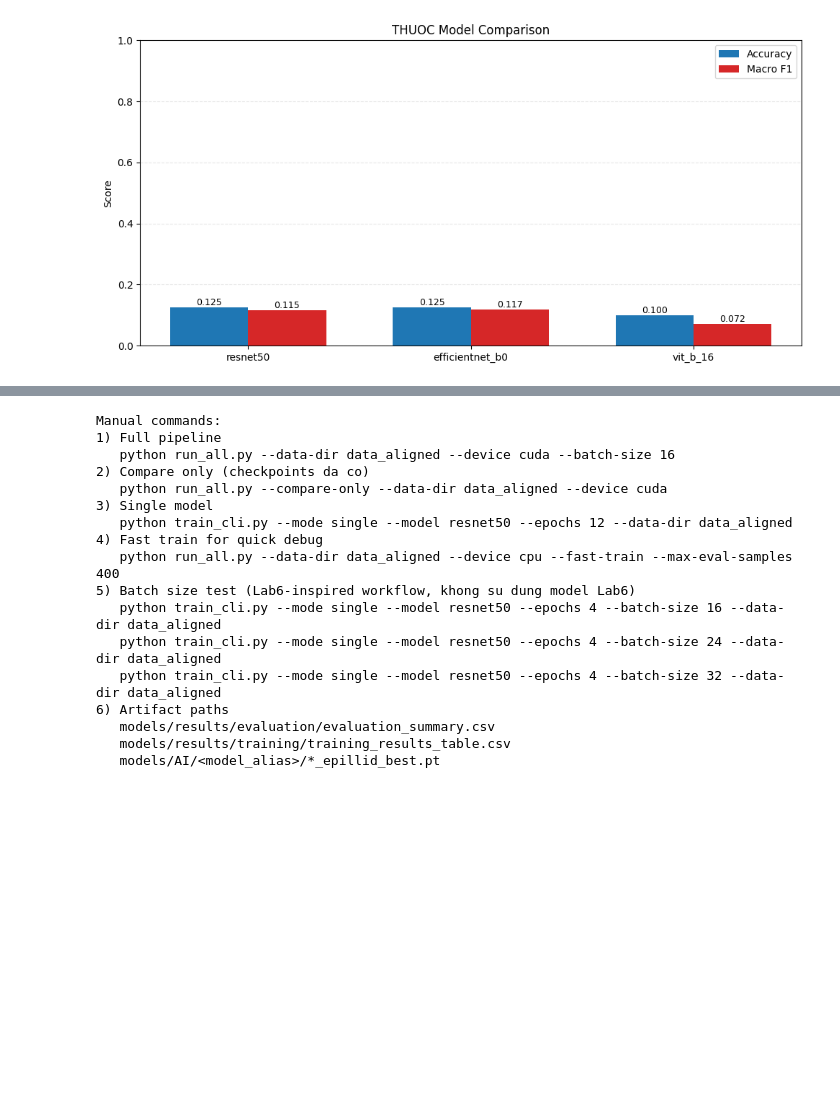
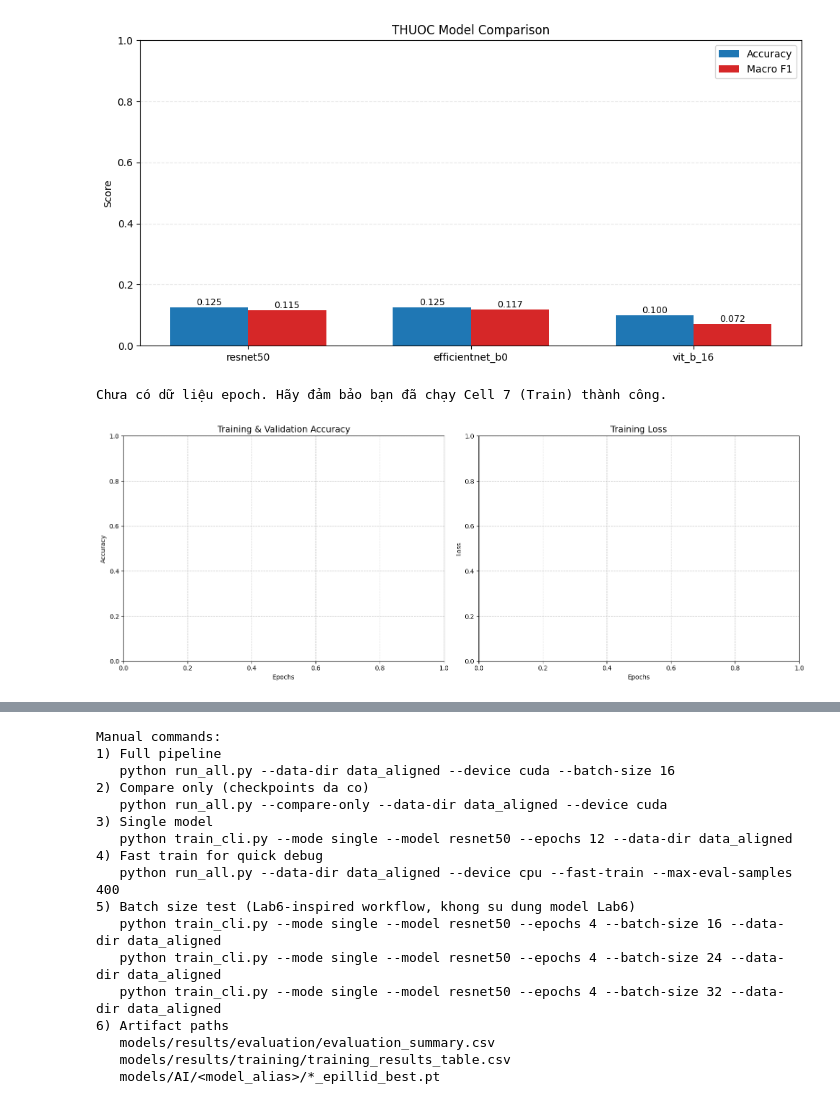
Before and after one commit to Khoidep-zai/BigData_Vaipe, a Jupyter notebook: THUOC_Colab_Train_Evaluate.ipynb, the cells around one changed output, grey strips where cells are left out. Cells and saved outputs as stored; diff of their text form; code cells hidden in the pictures; blank space fills up the shorter version.

```diff
--- a/THUOC_Colab_Train_Evaluate.ipynb
+++ b/THUOC_Colab_Train_Evaluate.ipynb
@@ -524,6 +496,61 @@ else:
     print("Chua co evaluation_summary.csv. Hay chay Cell 7 truoc.")
 # %% [output]
 [figure]
+# %%
+import pandas as pd
+import matplotlib.pyplot as plt
+from pathlib import Path
+import os
+
+# Tìm tất cả các file CSV tiềm năng trong folder models
+all_csvs = list(Path("/content/THUOC/models").glob("**/*.csv"))
+
+def plot_final_style(models_list):
+    fig, (ax1, ax2) = plt.subplots(1, 2, figsize=(16, 6))
+    found_data = False
+    colors = ['#1f77b4', '#ff7f0e', '#2ca02c']
+
+    for i, model_name in enumerate(models_list):
+        # Tìm file CSV chứa dữ liệu của model (ưu tiên file có dung lượng lớn để chứa epoch)
+        target_files = [f for f in all_csvs if model_name.lower() in f.name.lower() and f.stat().st_size > 300]
+
+        if target_files:
+            df = pd.read_csv(target_files[0])
+
+            # Xác định các cột dựa trên tên phổ biến
+            acc_col = next((c for c in df.columns if 'val' in c.lower() and 'acc' in c.lower()), None)
+            loss_col = next((c for c in df.columns if 'train' in c.lower() and 'loss' in c.lower()), None)
+
+            if acc_col:
+                ax1.plot(df[acc_col], label=f'{model_name} (Val)', color=colors[i % len(colors)], marker='o', markersize=4)
+                found_data = True
+
+            if loss_col:
+                ax2.plot(df[loss_col], label=f'{model_name} (Train)', color=colors[i % len(colors)], linestyle='--')
+
+    # Định dạng theo mẫu ảnh yêu cầu
+    ax1.set_title('Training & Validation Accuracy', fontsize=14)
+    ax1.set_xlabel('Epochs')
+    ax1.set_ylabel('Accuracy')
+    ax1.grid(True, linestyle='--', alpha=0.7)
+    if found_data: ax1.legend()
+
+    ax2.set_title('Training Loss', fontsize=14)
+    ax2.set_xlabel('Epochs')
+    ax2.set_ylabel('Loss')
+    ax2.grid(True, linestyle='--', alpha=0.7)
+    if found_data: ax2.legend()
+
+    plt.tight_layout()
+    if not found_data:
+        print("Chưa có dữ liệu epoch. Hãy đảm bảo bạn đã chạy Cell 7 (Train) thành công.")
+    else:
+        plt.show()
+
+plot_final_style(['resnet50', 'efficientnet', 'vit'])
+# %% [output]
+Chưa có dữ liệu epoch. Hãy đảm bảo bạn đã chạy Cell 7 (Train) thành công.
+[figure, added]
 # %%
 # Cell 10 - Dong goi va tai ve artifacts (tuy chon)
 import shutil
```
Also changed, not shown: parts of 5 cells of this notebook.
